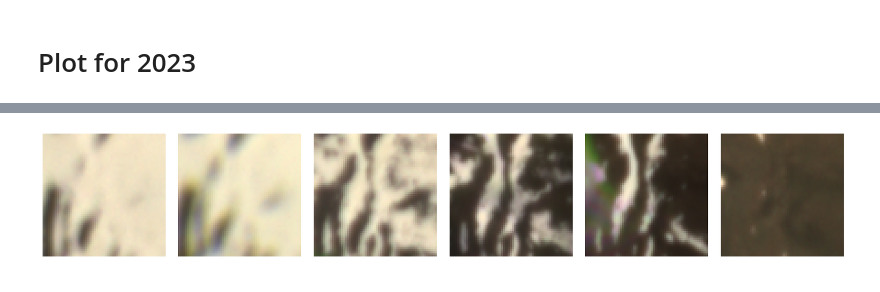
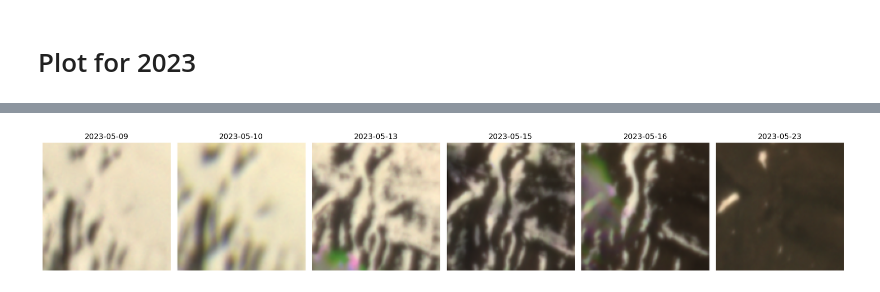
Before and after one commit to elischwat/sublimationofsnow, a Jupyter notebook: analysis/paper3/figure1_create.ipynb, the cells around one changed output, grey strips where cells are left out. Saved outputs shown, nothing was run; the diff lists cells and outputs as text; code cells hidden in the pictures.

```diff
--- a/analysis/paper3/figure1_create.ipynb
+++ b/analysis/paper3/figure1_create.ipynb
@@ -26,5 +22,5 @@ img_2025 = open_and_extract_date_from_filename("/Users/elischwat/Development/dat
 # %%
-towers_gdf = gpd.read_file("./landsat_data/towers.geojson").to_crs(img_2020.rio.crs)
+towers_gdf = gpd.read_file("./landsat_data/towers.geojson").to_crs(img_2023.rio.crs)
 towers_gdf.plot()
 # %% [output]
 <Axes: >
@@ -34,7 +30,7 @@ central_point = towers_gdf.set_index('Tower').loc['c'].geometry
 from shapely.geometry import box
 x, y = central_point.x, central_point.y
 bounding_box = gpd.GeoDataFrame(
-    geometry = [box(x - 100, y - 100, x + 100, y + 100)],
+    geometry = [box(x - 150, y - 150, x + 150, y + 150)],
 )
 bounding_box
 # %% [output]
@@ -229,26 +146,42 @@ def get_normed_rgb_img(ds):
 
     # Normalize the RGB image to [0, 1] for display
     rgb_image = rgb_image / rgb_image.max()
-    return rgb_image
+
+    # Convert the RGB image to an xarray dataset
+    rgb_ds = xr.Dataset(
+        {
+            "red": (["y", "x"], rgb_image[..., 0]),
+            "green": (["y", "x"], rgb_image[..., 1]),
+            "blue": (["y", "x"], rgb_image[..., 2]),
+        },
+        coords={
+            "y": ds["y"],
+            "x": ds["x"]
+        }
+    )
+    return rgb_ds
 
 rgb_img_ls_2023 = [get_normed_rgb_img(img.rio.clip(bounding_box.geometry)) for img in img_ls_2023]
+
+for old_img, new_img in zip(img_ls_2023, rgb_img_ls_2023):
+    new_img.attrs = old_img.attrs
 # %%
 
 # Plot the images in a 3x2 grid
-fig, axes = plt.subplots(1, 6, figsize=(18, 3))
+fig, axes = plt.subplots(1, 6, figsize=(18, 6))
 axes = axes.flatten()
 
 for ax, (cropped_img) in zip(axes, rgb_img_ls_2023):
-    # cropped_img.sel(band=1).plot(ax=ax, cmap='grey', add_colorbar=False)
-    ax.imshow(cropped_img)
+    rgb_image_array = np.dstack((cropped_img['red'].values, cropped_img['green'].values, cropped_img['blue'].values))
+    ax.imshow(rgb_image_array)
     ax.set_aspect('equal')
     ax.axis('off')  # Remove axis
-    # ax.set_title(cropped_img.attrs['date'])
+    ax.set_title(cropped_img.attrs['date'])
     # towers_gdf.plot(ax=ax, color='red', marker='^')
     # scalebar = ScaleBar(1, location="lower left")
     # ax.add_artist(scalebar)
 
 plt.tight_layout()
 plt.show()
 # %% [output]
-[figure, old version]
+[figure, new version]
```
Also changed, not shown: parts of 23 cells of this notebook, 1 other file.
